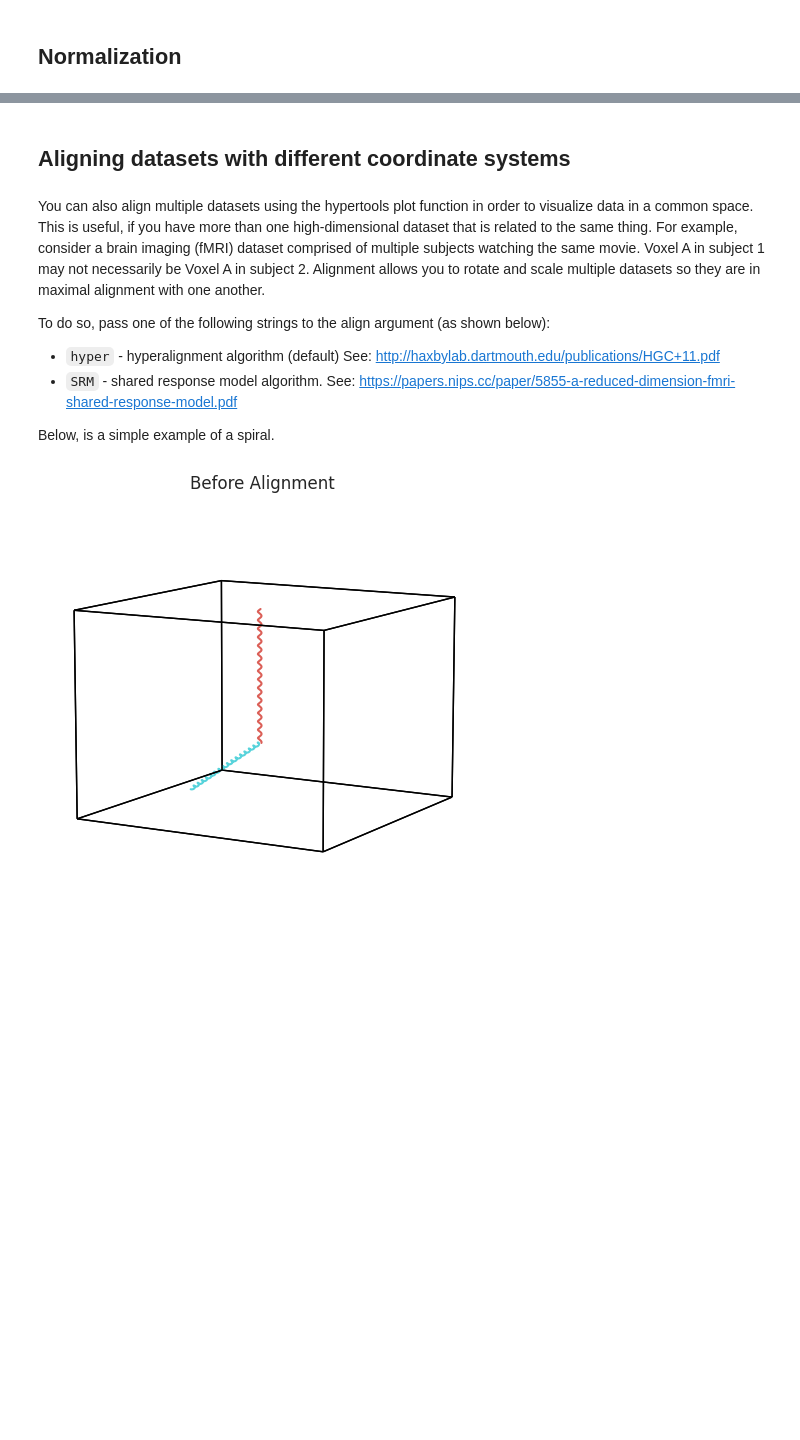
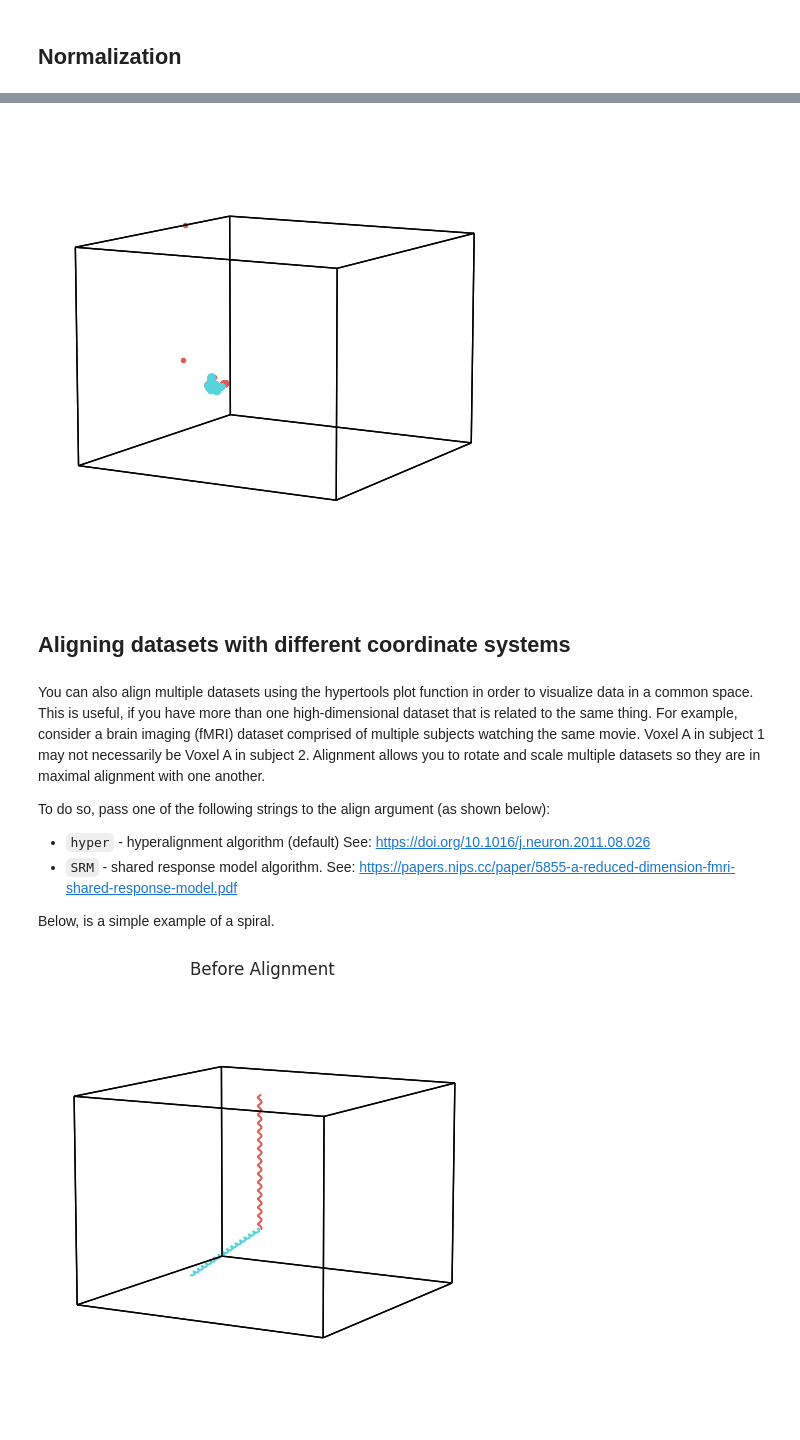
Before and after one commit to ContextLab/hypertools, a Jupyter notebook: docs/tutorials/plot.ipynb, the cells around one changed output, grey strips where cells are left out. Saved outputs shown, nothing was run; the diff lists cells and outputs as text; code cells hidden in the pictures; blank space fills up the shorter version.

```diff
--- a/docs/tutorials/plot.ipynb
+++ b/docs/tutorials/plot.ipynb
@@ -168,3 +174,13 @@ fig_norm = hyp.plot(mushrooms, '.', normalize = 'within')
+# %%
+# 'within' and 'across' only differ for a list of two or more datasets, so we
+# split the mushroom data into two halves and normalize the pair
+mushroom_mat = hyp.tools.df2mat(mushrooms)
+half = mushroom_mat.shape[0] // 2
+mushroom_halves = [mushroom_mat[:half], mushroom_mat[half:]]
+
+fig_norm = hyp.plot(mushroom_halves, '.', normalize = 'within')
+# %% [output]
+[figure, added]
 # %% [markdown]
 ## Aligning datasets with different coordinate systems
 # %% [markdown]
@@ -172,7 +188,7 @@ You can also align multiple datasets using the hypertools plot function in order
 
 To do so, pass one of the following strings to the align argument (as shown below):
 
-+ `hyper` - hyperalignment algorithm (default) See: http://haxbylab.dartmouth.edu/publications/HGC+11.pdf
++ `hyper` - hyperalignment algorithm (default) See: https://doi.org/10.1016/j.neuron.2011.08.026
 + `SRM` - shared response model algorithm. See: https://papers.nips.cc/paper/5855-a-reduced-dimension-fmri-shared-response-model.pdf
 
 Below, is a simple example of a spiral.
```
Also changed, not shown: parts of 8 cells of this notebook, 29 other files.
